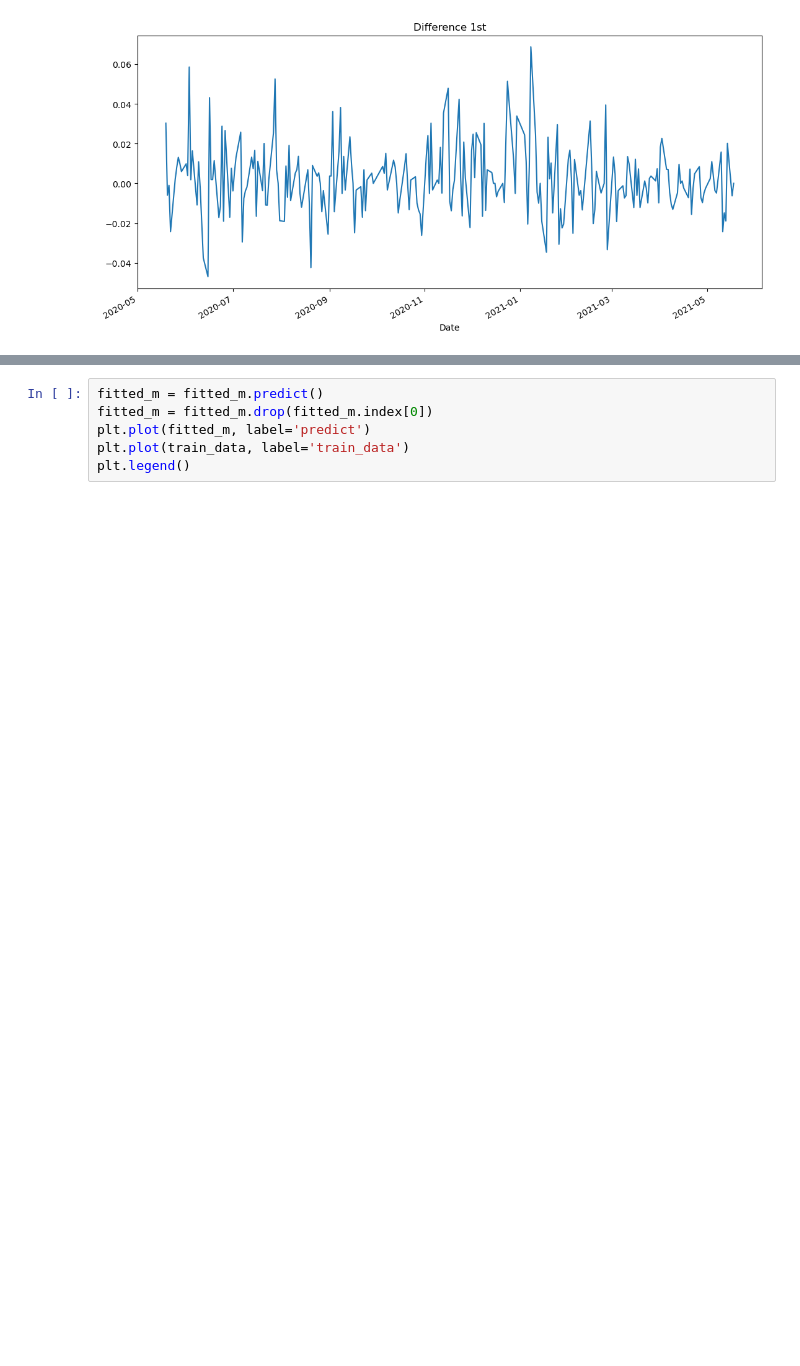
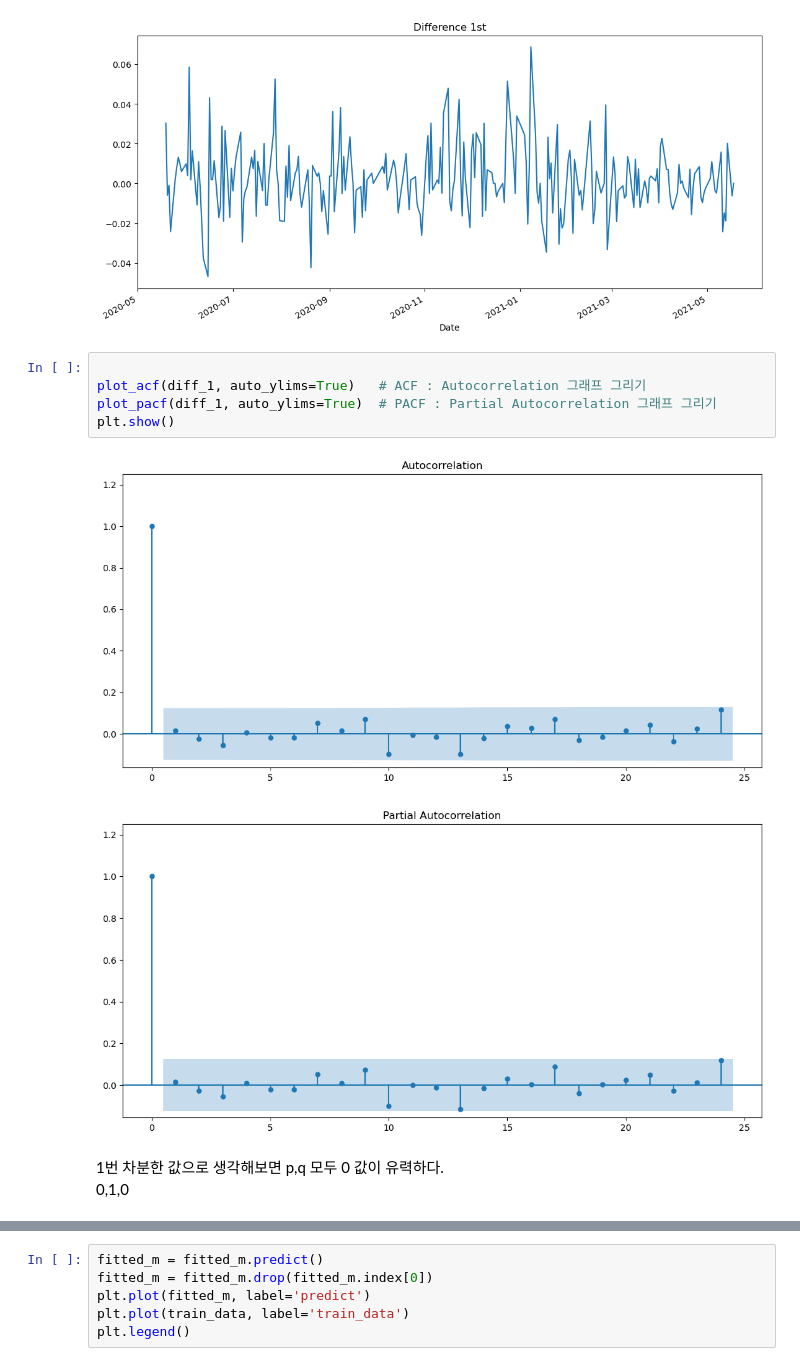
Before and after one commit to koreaTail/aiffel_git, a Jupyter notebook: samsung_stock_pre.ipynb, the cells around one changed output, grey strips where cells are left out. Cells and saved outputs as stored; diff of their text form; blank space fills up the shorter version.

```diff
--- a/samsung_stock_pre.ipynb
+++ b/samsung_stock_pre.ipynb
@@ -265,6 +278,17 @@ Critical Value (5%)           -2.873266e+00
 Critical Value (10%)          -2.573019e+00
 dtype: float64
 [figure]
+# %%
+
+plot_acf(diff_1, auto_ylims=True)   # ACF : Autocorrelation 그래프 그리기
+plot_pacf(diff_1, auto_ylims=True)  # PACF : Partial Autocorrelation 그래프 그리기
+plt.show()
+# %% [output]
+[figure, added]
+[figure, added]
+# %% [markdown]
+1번 차분한 값으로 생각해보면 p,q 모두 0 값이 유력하다.
+0,1,0
 # %%
 import warnings
 warnings.filterwarnings('ignore') #경고 무시
```
Also changed, not shown: parts of 12 cells of this notebook.
